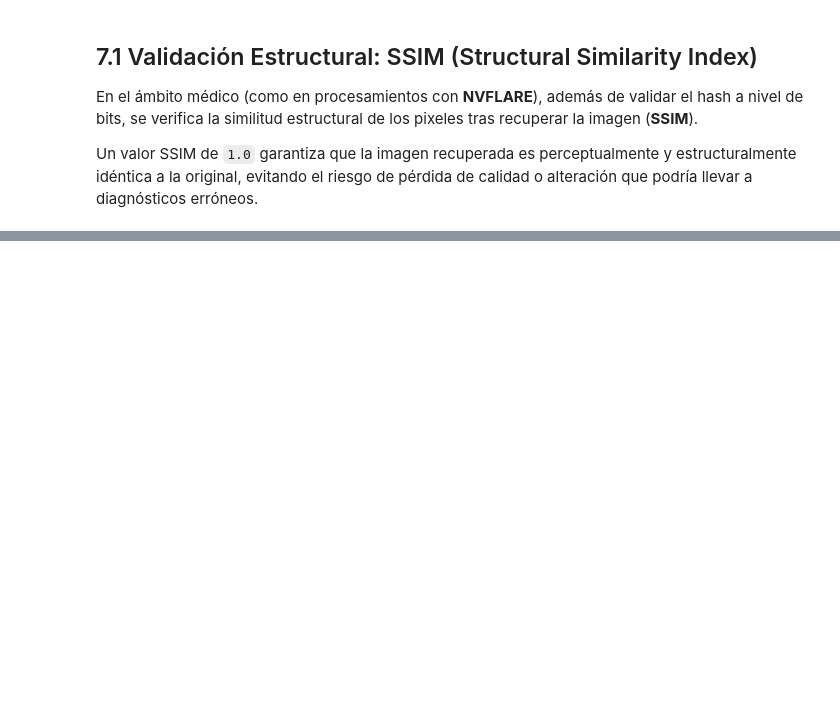
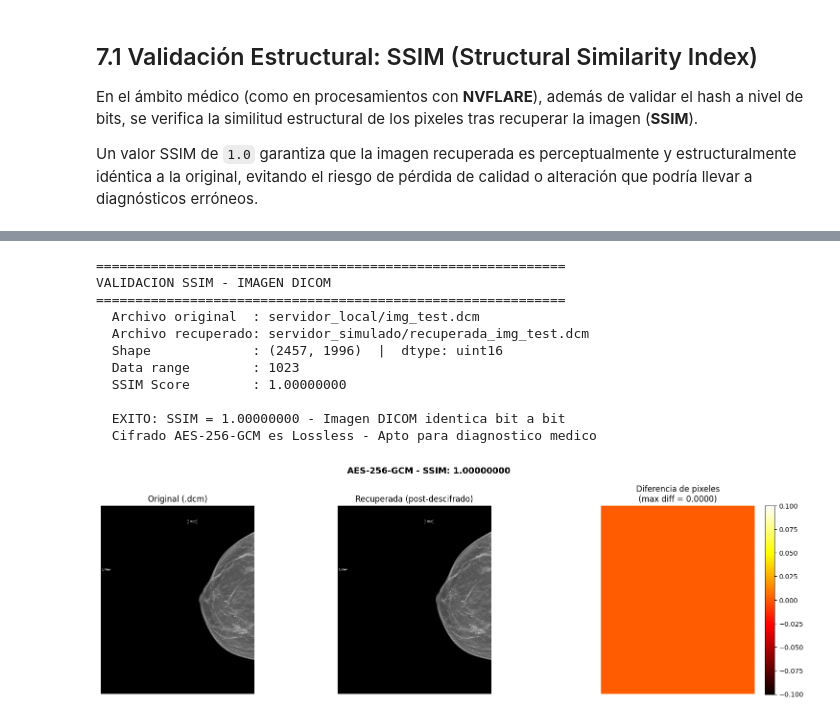
Before and after one commit to mikesneider/SwS, a Jupyter notebook: cifrado_imagenes_azure_documentado.ipynb, the cells around one changed output, grey strips where cells are left out. Drawn from its saved outputs; the diff is of its cells as text; code cells hidden in the pictures; blank space fills up the shorter version.

```diff
--- a/cifrado_imagenes_azure_documentado.ipynb
+++ b/cifrado_imagenes_azure_documentado.ipynb
@@ -409,0 +496,9 @@ class SecureImageProcessor:
+# %%
+# Ejecutar el flujo completo AES-256-GCM sobre la imagen DICOM
+ruta_orig_dcm, ruta_recup_dcm = simular_flujo_seguro(
+    nombre_imagen   = "img_test.dcm",
+    carpeta_origen  = "servidor_local",
+    carpeta_destino = "servidor_simulado"
+)
+print(f"Archivo original  : {ruta_orig_dcm}")
+print(f"Archivo recuperado: {ruta_recup_dcm}")
@@ -409,0 +523,70 @@ class SecureImageProcessor:
+# %%
+from skimage.metrics import structural_similarity as ssim
+import numpy as np
+import matplotlib.pyplot as plt
+import pydicom
+
+# Leer pixel arrays de ambos archivos DICOM
+ds_orig  = pydicom.dcmread(ruta_orig_dcm)
+ds_recup = pydicom.dcmread(ruta_recup_dcm)
+
+arr_orig  = ds_orig.pixel_array.astype(np.float32)
+arr_recup = ds_recup.pixel_array.astype(np.float32)
+
+# SSIM requiere data_range acorde al tipo de dato DICOM (uint16 -> 65535)
+data_range = float(arr_orig.max() - arr_orig.min()) if arr_orig.max() > arr_orig.min() else 1.0
+
+score, diff_map = ssim(arr_orig, arr_recup, full=True, data_range=data_range)
+
+print(f"{'='*60}")
+print(f"VALIDACION SSIM - IMAGEN DICOM")
+print(f"{'='*60}")
+print(f"  Archivo original  : {ruta_orig_dcm}")
+print(f"  Archivo recuperado: {ruta_recup_dcm}")
+print(f"  Shape             : {arr_orig.shape}  |  dtype: {ds_orig.pixel_array.dtype}")
+print(f"  Data range        : {data_range:.0f}")
+print(f"  SSIM Score        : {score:.8f}")
+
+if score >= 0.9999:
+    print(f"\n  EXITO: SSIM = {score:.8f} - Imagen DICOM identica bit a bit")
+    print(f"  Cifrado AES-256-GCM es Lossless - Apto para diagnostico medico")
+else:
+    print(f"\n  ADVERTENCIA: SSIM = {score:.6f} - Se detectaron diferencias")
+
+# Visualizacion comparativa: original | recuperada | diferencia
+def norm_u8(arr):
+    mn, mx = arr.min(), arr.max()
+    return ((arr - mn) / (mx - mn + 1e-8) * 255).astype(np.uint8)
+
+fig, axes = plt.subplots(1, 3, figsize=(16, 5))
+
+axes[0].imshow(norm_u8(arr_orig),  cmap="gray")
+axes[0].set_title("Original (.dcm)", fontsize=12)
+axes[0].axis("off")
+
+axes[1].imshow(norm_u8(arr_recup), cmap="gray")
+axes[1].set_title("Recuperada (post-descifrado)", fontsize=12)
+axes[1].axis("off")
+
+diff_vis = np.abs(arr_orig - arr_recup)
+im = axes[2].imshow(diff_vis, cmap="hot")
+axes[2].set_title(f"Diferencia de pixeles\n(max diff = {diff_vis.max():.4f})", fontsize=12)
+axes[2].axis("off")
+plt.colorbar(im, ax=axes[2], fraction=0.046, pad=0.04)
+
+plt.suptitle(f"AES-256-GCM - SSIM: {score:.8f}", fontsize=13, fontweight="bold")
+plt.tight_layout()
+plt.show()
+# %% [output]
+============================================================
+VALIDACION SSIM - IMAGEN DICOM
+============================================================
+  Archivo original  : servidor_local/img_test.dcm
+  Archivo recuperado: servidor_simulado/recuperada_img_test.dcm
+  Shape             : (2457, 1996)  |  dtype: uint16
+  Data range        : 1023
+  SSIM Score        : 1.00000000
+
+  EXITO: SSIM = 1.00000000 - Imagen DICOM identica bit a bit
+  Cifrado AES-256-GCM es Lossless - Apto para diagnostico medico
+[figure, added]
```
Also changed, not shown: parts of 20 cells of this notebook, 5 other files.
